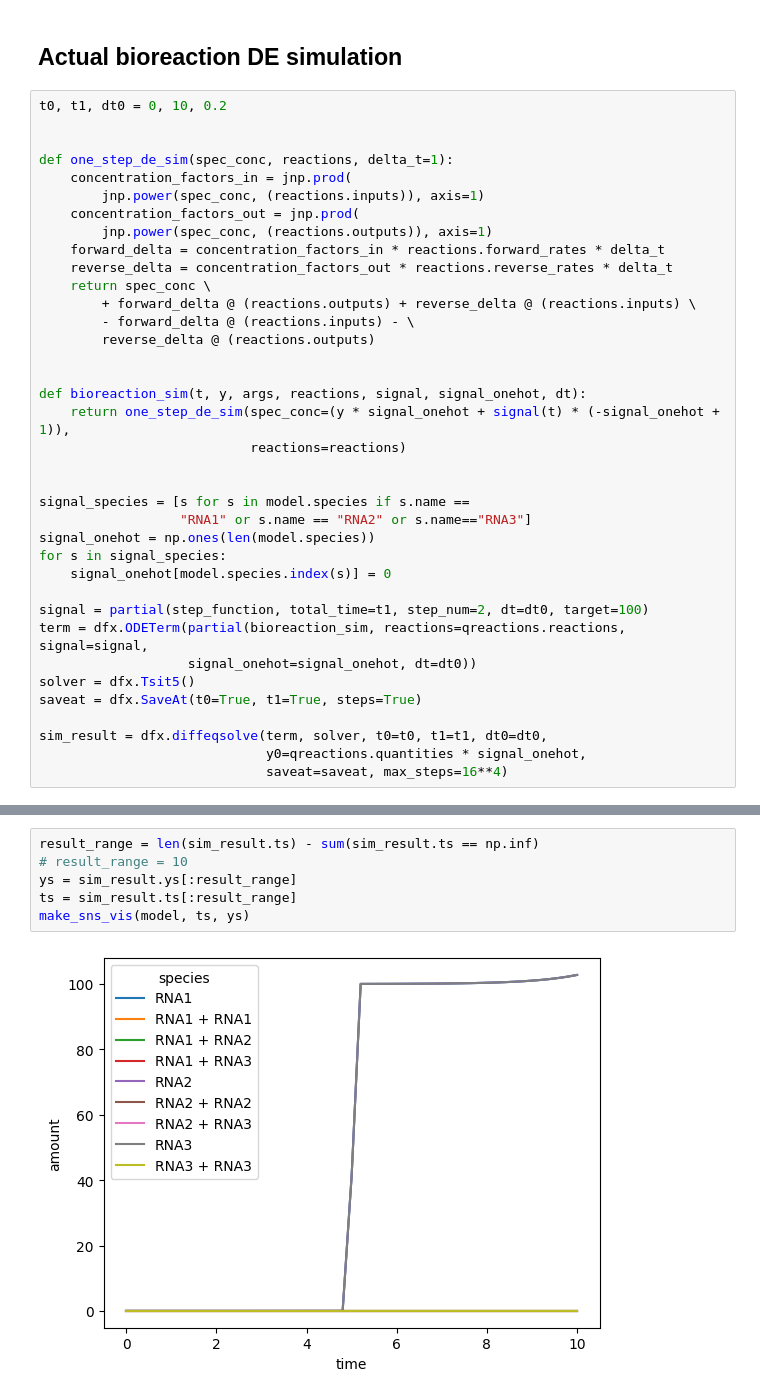
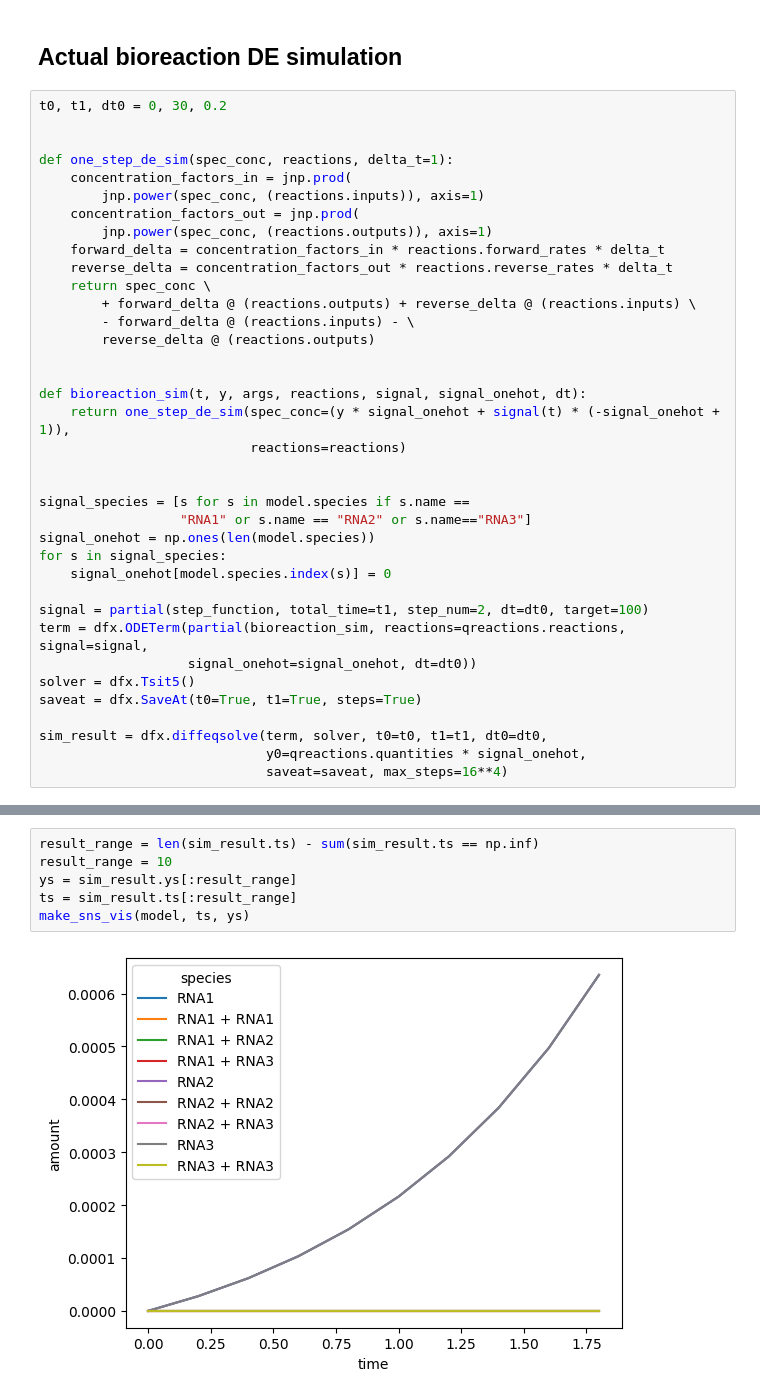
Before and after one commit to Steel-Lab-Oxford/core-bioreaction-simulation, a Jupyter notebook: notebooks/test_signal.ipynb, the cells around one changed output, grey strips where cells are left out. Saved outputs shown, nothing was run; the diff lists cells and outputs as text.

```diff
--- a/notebooks/test_signal.ipynb
+++ b/notebooks/test_signal.ipynb
@@ -127,7 +129,7 @@ make_sns_vis(model, ts, ys)
 # %% [markdown]
 ## Actual bioreaction DE simulation
 # %%
-t0, t1, dt0 = 0, 10, 0.2
+t0, t1, dt0 = 0, 30, 0.2
 
 
 def one_step_de_sim(spec_conc, reactions, delta_t=1):
@@ -166,8 +194,8 @@ sim_result = dfx.diffeqsolve(term, solver, t0=t0, t1=t1, dt0=dt0,
 # %%
 result_range = len(sim_result.ts) - sum(sim_result.ts == np.inf)
-# result_range = 10
+result_range = 10
 ys = sim_result.ys[:result_range]
 ts = sim_result.ts[:result_range]
 make_sns_vis(model, ts, ys)
 # %% [output]
-[figure, old version]
+[figure, new version]
```
Also changed, not shown: parts of 6 cells of this notebook.
